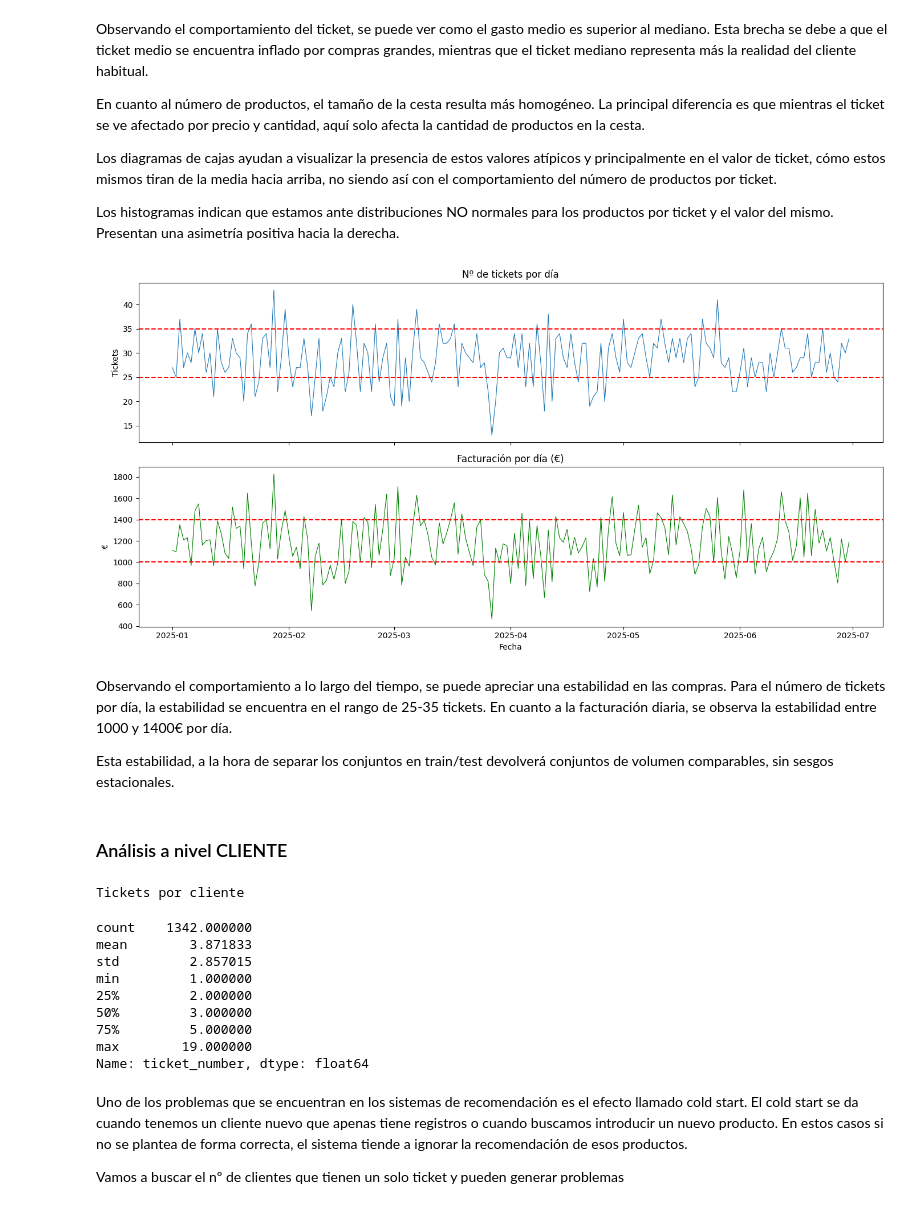
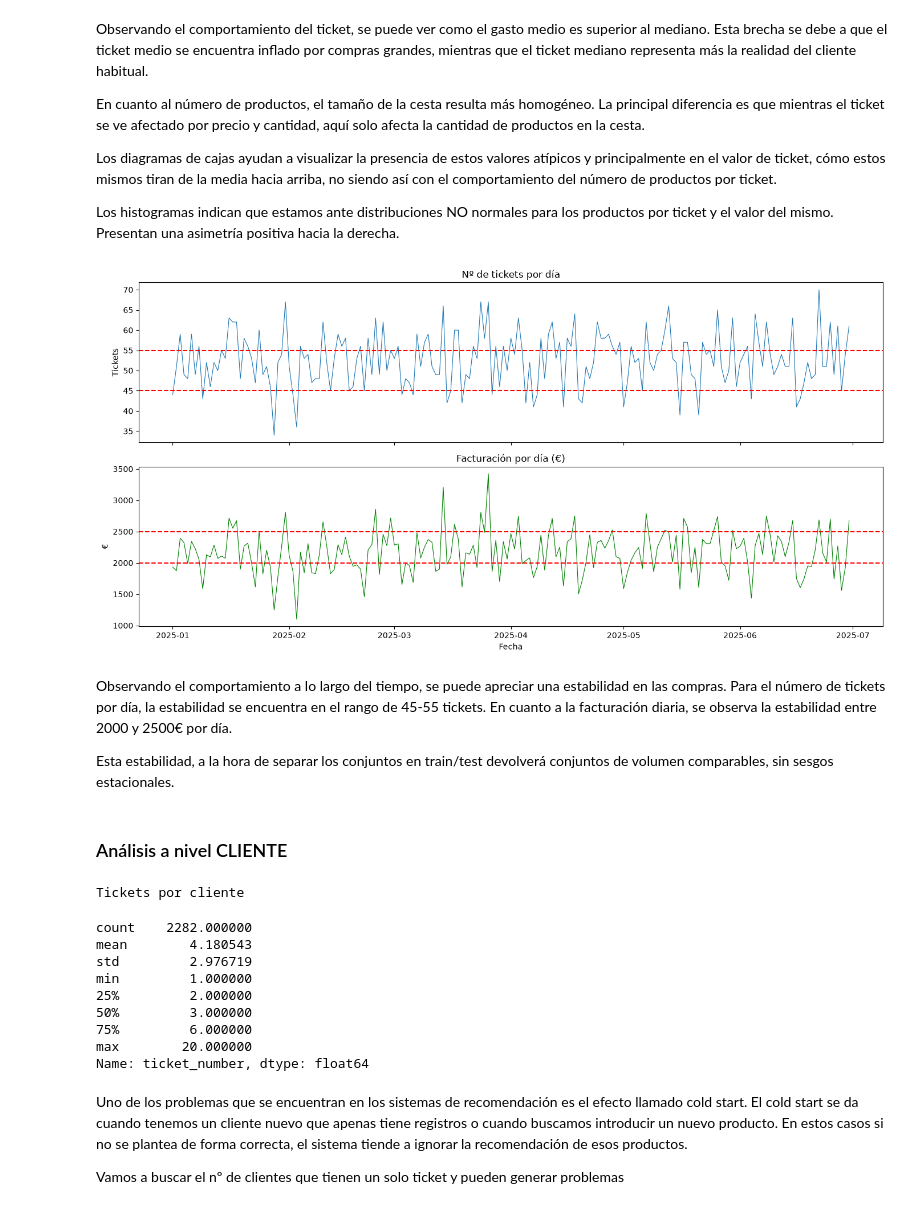
Before and after one commit to ivanfondo/Portafolio-Data-Science-Python, a Jupyter notebook: SistemaRecomendacionHibrido/EDARecomendacion.ipynb, the cells around one changed output. Cells and saved outputs as stored; diff of their text form; code cells hidden in the pictures.

```diff
--- a/SistemaRecomendacionHibrido/EDARecomendacion.ipynb
+++ b/SistemaRecomendacionHibrido/EDARecomendacion.ipynb
@@ -6,7 +6,7 @@ import matplotlib.pyplot as plt
 
 %matplotlib inline
 # %%
-df = pd.read_csv('data/transacciones_supermercado.csv')
+df = pd.read_csv('data/transacciones_v2.csv')
 df.head(5)
 # %% [output]
 |  | line_id | ticket_number | user_card_id | payment_method | shop_name | shop_address | product_code | ... |
@@ -161,31 +157,31 @@ Los histogramas indican que estamos ante distribuciones NO normales para los pro
 # %%
 # Volumen de tickets por día
 ventas_diarias = df.groupby(df["created_at"].dt.date)["ticket_number"].nunique()
 
 # Volumen de facturación por día
 facturacion_diaria = df.groupby(df["created_at"].dt.date)["price_total"].sum()
 
 fig, ax = plt.subplots(2, 1, figsize=(14, 7), sharex=True)
 
 ax[0].plot(ventas_diarias.index, ventas_diarias.values, linewidth=0.8)
-ax[0].axhline(y=35, color='r', ls='--')
-ax[0].axhline(y=25, color='r', ls='--')
+ax[0].axhline(y=55, color='r', ls='--')
+ax[0].axhline(y=45, color='r', ls='--')
 ax[0].set_title("Nº de tickets por día")
 ax[0].set_ylabel("Tickets")
 
 ax[1].plot(facturacion_diaria.index, facturacion_diaria.values, linewidth=0.8, color="green")
 ax[1].set_title("Facturación por día (€)")
-ax[1].axhline(y=1400, color='r', ls='--')
-ax[1].axhline(y=1000, color='r', ls='--')
+ax[1].axhline(y=2500, color='r', ls='--')
+ax[1].axhline(y=2000, color='r', ls='--')
 ax[1].set_ylabel("€")
 ax[1].set_xlabel("Fecha")
 
 plt.tight_layout()
 plt.show()
 # %% [output]
-[figure, old version]
+[figure, new version]
 # %% [markdown]
-Observando el comportamiento a lo largo del tiempo, se puede apreciar una estabilidad en las compras. Para el número de tickets por día, la estabilidad se encuentra en el rango de 25-35 tickets. En cuanto a la facturación diaria, se observa la estabilidad entre 1000 y 1400€ por día.
+Observando el comportamiento a lo largo del tiempo, se puede apreciar una estabilidad en las compras. Para el número de tickets por día, la estabilidad se encuentra en el rango de 45-55 tickets. En cuanto a la facturación diaria, se observa la estabilidad entre 2000 y 2500€ por día.
 
 Esta estabilidad, a la hora de separar los conjuntos en train/test devolverá conjuntos de volumen comparables, sin sesgos estacionales.
 # %% [markdown]
@@ -204,14 +200,14 @@ print("Tickets por cliente")
 tickets_cliente.describe()
 # %% [output]
 Tickets por cliente
-count    1342.000000
-mean        3.871833
-std         2.857015
+count    2282.000000
+mean        4.180543
+std         2.976719
 min         1.000000
 25%         2.000000
 50%         3.000000
-75%         5.000000
-max        19.000000
+75%         6.000000
+max        20.000000
 Name: ticket_number, dtype: float64
 # %% [markdown]
 Uno de los problemas que se encuentran en los sistemas de recomendación es el efecto llamado cold start. El cold start se da cuando tenemos un cliente nuevo que apenas tiene registros o cuando buscamos introducir un nuevo producto. En estos casos si no se plantea de forma correcta, el sistema tiende a ignorar la recomendación de esos productos.
```
Also changed, not shown: parts of 19 cells of this notebook.
